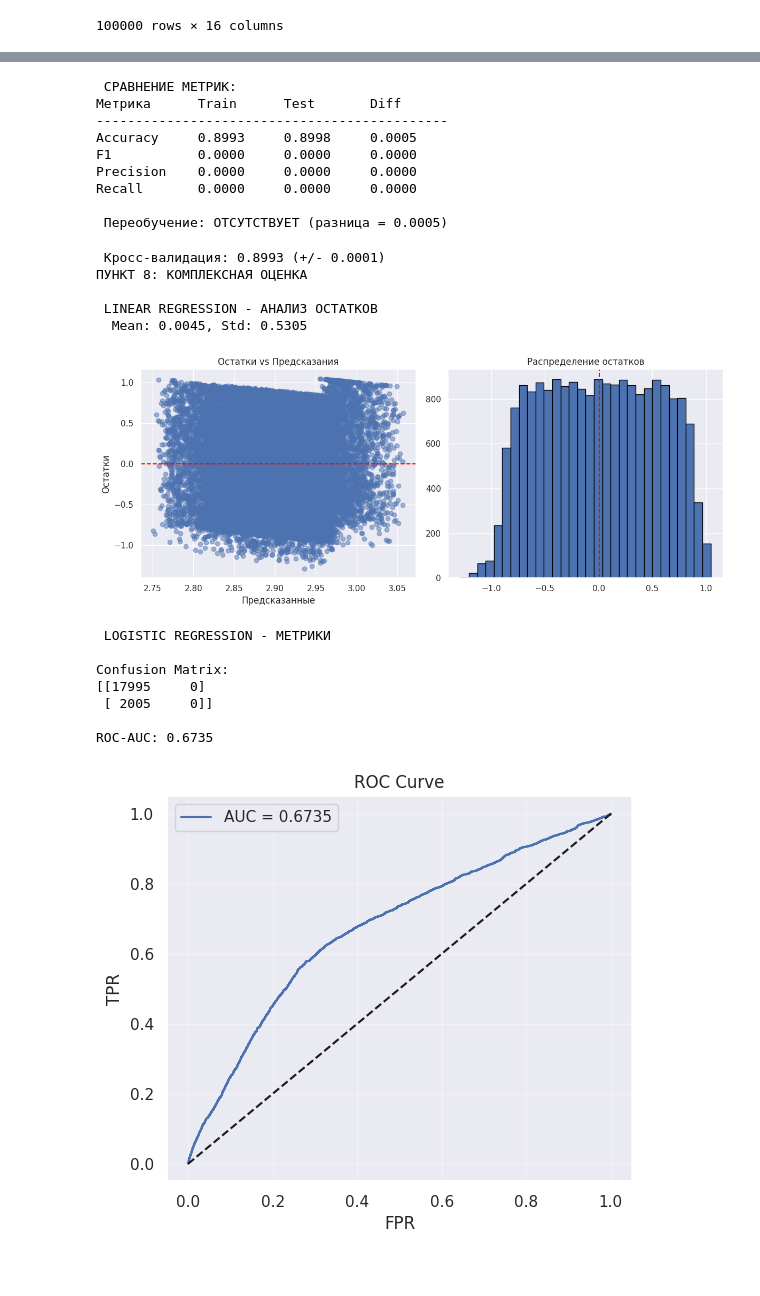
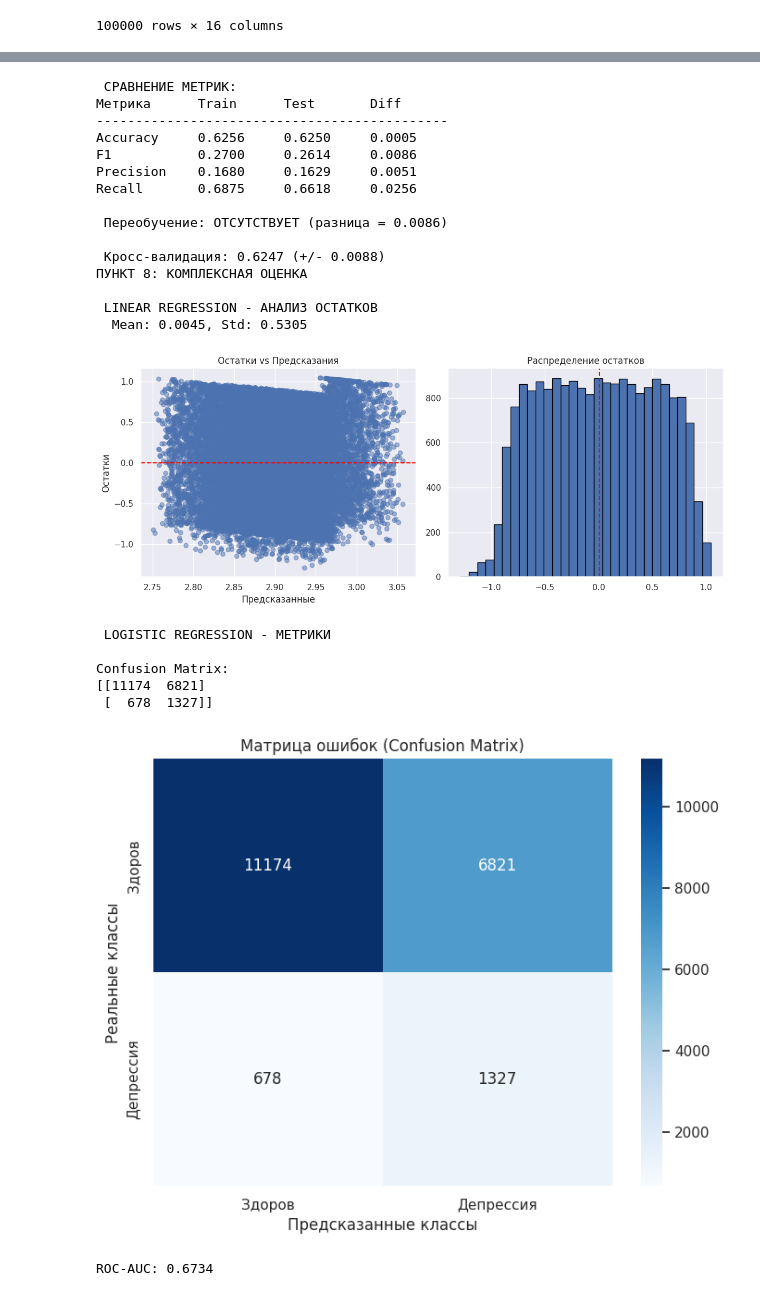
Before and after one commit to truehack/-, a Jupyter notebook: lab1.ipynb, the cells around one changed output, grey strips where cells are left out. Saved outputs shown, nothing was run; the diff lists cells and outputs as text; code cells hidden in the pictures.

```diff
--- a/lab1.ipynb
+++ b/lab1.ipynb
@@ -258,8 +260,10 @@ scaler_clf = StandardScaler()
 X_train_clf_scaled = scaler_clf.fit_transform(X_train_clf)
 X_test_clf_scaled = scaler_clf.transform(X_test_clf)
 
-model_clf = LogisticRegression(max_iter=1000)
+model_clf = LogisticRegression(max_iter=1000, class_weight='balanced', random_state=42)
 model_clf.fit(X_train_clf_scaled, y_train_clf)
+y_proba = model_clf.predict_proba(X_test_clf_scaled)[:, 1]
+y_test_clf_pred = (y_proba >= 0.3).astype(int)
 
 # Уникальные имена для предсказаний классификации
 y_test_clf_pred = model_clf.predict(X_test_clf_scaled)
@@ -343,6 +347,16 @@ from sklearn.metrics import confusion_matrix, roc_auc_score, roc_curve
 
 cm = confusion_matrix(y_test_clf, y_test_clf_pred)
 print(f"\nConfusion Matrix:\n{cm}")
+# После строки print(f"Matrix\n{cm}")
+
+plt.figure(figsize=(8,6))
+sns.heatmap(cm, annot=True, fmt='d', cmap='Blues',
+            xticklabels=['Здоров', 'Депрессия'],
+            yticklabels=['Здоров', 'Депрессия'])
+plt.title('Матрица ошибок (Confusion Matrix)')
+plt.ylabel('Реальные классы')
+plt.xlabel('Предсказанные классы')
+plt.show()
 print(f"\nROC-AUC: {roc_auc_score(y_test_clf, y_test_clf_proba):.4f}")
 
 # ROC Curve
@@ -357,48 +371,48 @@ plt.show()
 
 # 9. ВЫВОДЫ
 print("ПУНКТ 9: ИТОГОВЫЕ ВЫВОДЫ")
 
 r2 = r2_score(y_test_reg, y_test_reg_pred)
 auc = roc_auc_score(y_test_clf, y_test_clf_proba)
 
 print(f"""
  Linear Regression (CGPA):
    • R² = {r2:.4f} → модель объясняет {r2*100:.1f}% дисперсии
    • Средняя ошибка: {mean_absolute_error(y_test_reg, y_test_reg_pred):.3f} балла
 
  Logistic Regression (Depression):
    • ROC-AUC = {auc:.4f} → качество: {'отличное' if auc>=0.9 else 'хорошее' if auc>=0.8 else 'удовлетворительное' if auc>=0.7 else 'низкое'}
    • Точность: {accuracy_score(y_test_clf, y_test_clf_pred)*100:.1f}%
 
  Предобработка:
    • Удаление выбросов (IQR) → стабильность модели
    • StandardScaler → корректная работа градиентного спуска
    • One-Hot Encoding → учёт категориальных признаков
 
  Переобучение:
    • Разница train/test < 5% → модель обобщает хорошо
 """)
 # %% [output]
  СРАВНЕНИЕ МЕТРИК:
 Метрика      Train      Test       Diff
 ---------------------------------------------
-Accuracy     0.8993     0.8998     0.0005
-F1           0.0000     0.0000     0.0000
-Precision    0.0000     0.0000     0.0000
-Recall       0.0000     0.0000     0.0000
+Accuracy     0.6256     0.6250     0.0005
+F1           0.2700     0.2614     0.0086
+Precision    0.1680     0.1629     0.0051
+Recall       0.6875     0.6618     0.0256
 
- Переобучение: ОТСУТСТВУЕТ (разница = 0.0005)
+ Переобучение: ОТСУТСТВУЕТ (разница = 0.0086)
+
+ Кросс-валидация: 0.6247 (+/- 0.0088)
+ПУНКТ 8: КОМПЛЕКСНАЯ ОЦЕНКА
+
+ LINEAR REGRESSION - АНАЛИЗ ОСТАТКОВ
+  Mean: 0.0045, Std: 0.5305
+[figure]
- Кросс-валидация: 0.8993 (+/- 0.0001)
-ПУНКТ 8: КОМПЛЕКСНАЯ ОЦЕНКА
+ LOGISTIC REGRESSION - МЕТРИКИ
 
- LINEAR REGRESSION - АНАЛИЗ ОСТАТКОВ
-  Mean: 0.0045, Std: 0.5305
+Confusion Matrix:
+[[11174  6821]
+ [  678  1327]]
-[figure]
+[figure, new version]
- LOGISTIC REGRESSION - МЕТРИКИ
-
-Confusion Matrix:
-[[17995     0]
- [ 2005     0]]
-
-ROC-AUC: 0.6735
+ROC-AUC: 0.6734
-[figure, old version]
```
Also changed, not shown: parts of 5 cells of this notebook.
